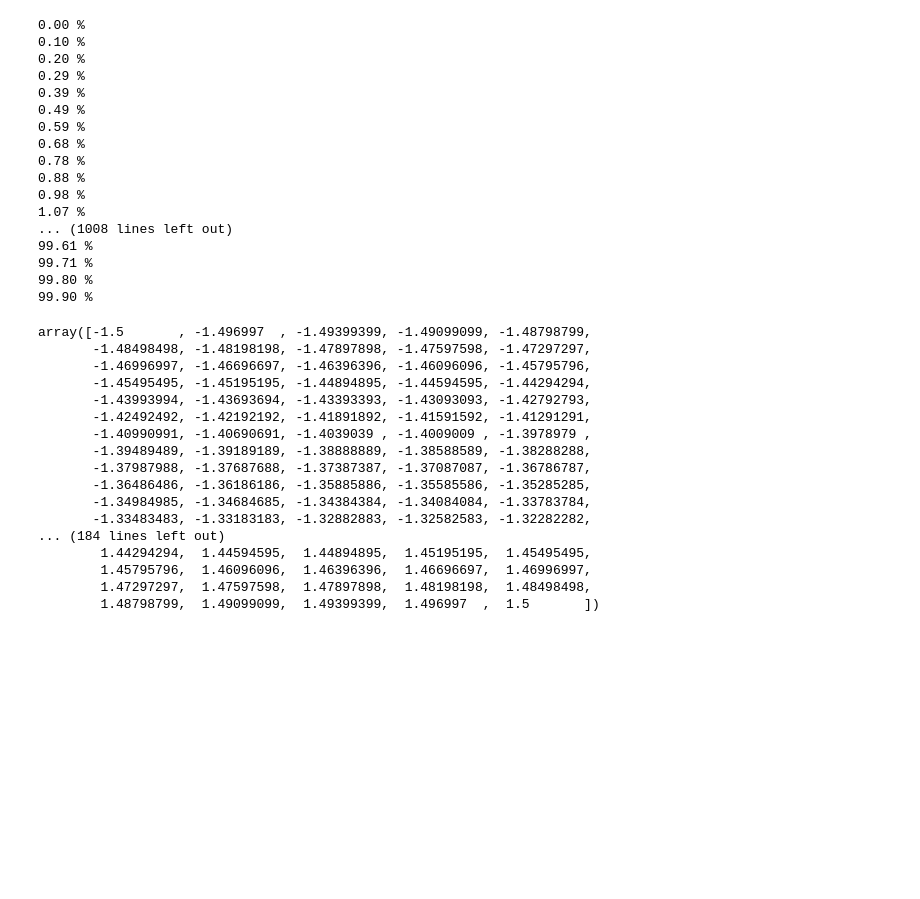
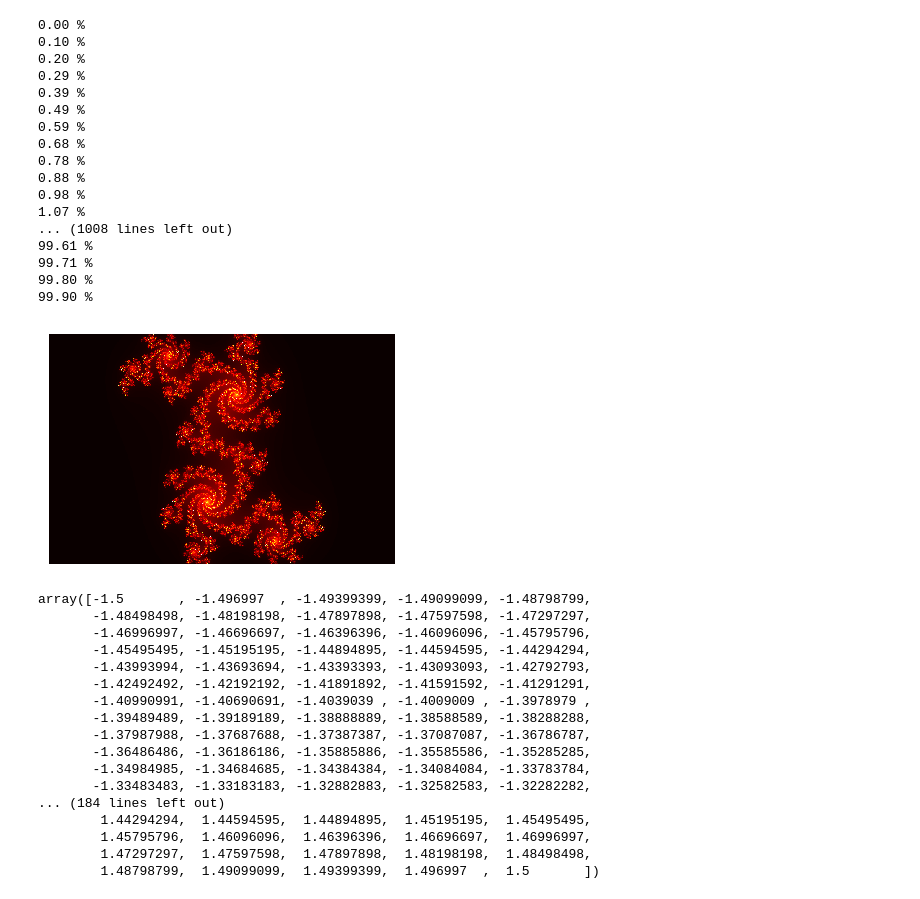
Before and after one commit to apurvmishra99/compSim, a Jupyter notebook: Checkpoint3/mandelbrot.ipynb, the cells around one changed output. Saved outputs shown, nothing was run; the diff lists cells and outputs as text; code cells hidden in the pictures; blank space fills up the shorter version.

```diff
--- a/Checkpoint3/mandelbrot.ipynb
+++ b/Checkpoint3/mandelbrot.ipynb
@@ -204,35 +204,37 @@ image.show()
 import numpy as np
 #from scipy import misc
 import matplotlib.pyplot as plt
 
 m = 480
 n = 320
 
 s = 300  # Scale.
 x = np.linspace(-m / s, m / s, num=m).reshape((1, m))
 y = np.linspace(-n / s, n / s, num=n).reshape((n, 1))
 Z = np.tile(x, (n, 1)) + 1j * np.tile(y, (1, m))
 
-C = np.full((n, m), -0.1 + 0.8j)
+C = np.full((n, m), 0.36237 + 0.36327j)
 M = np.full((n, m), True, dtype=bool)
 N = np.zeros((n, m))
 for i in range(256):
     Z[M] = Z[M] * Z[M] + C[M]
     M[np.abs(Z) > 2] = False
     N[M] = i
 
 #misc.imsave('julia-m.png', np.flipud(1 - M))
 #misc.imsave('julia.png', np.flipud(255 - N))
 
 # Save with Matplotlib using a colormap.
 fig = plt.figure()
 fig.set_size_inches(m / 100, n / 100)
 ax = fig.add_axes([0, 0, 1, 1], frameon=False, aspect=1)
 ax.set_xticks([])
 ax.set_yticks([])
 plt.imshow(np.flipud(N), cmap='hot')
-plt.savefig('julia-plt.png')
+plt.show('julia-plt.png')
 #plt.close()
+# %% [output]
+[figure, added]
 # %%
 x = np.linspace(-2, 1, 1000)
 y = np.linspace(-1.5, 1.5, 1000)
```
Also changed, not shown: parts of 2 cells of this notebook, 4 other files.
